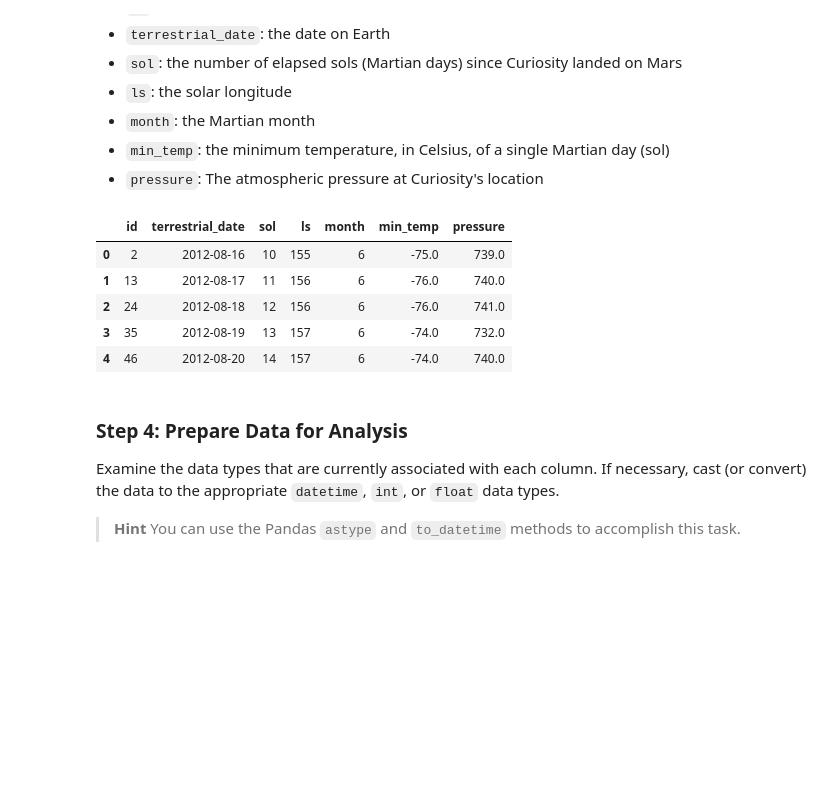
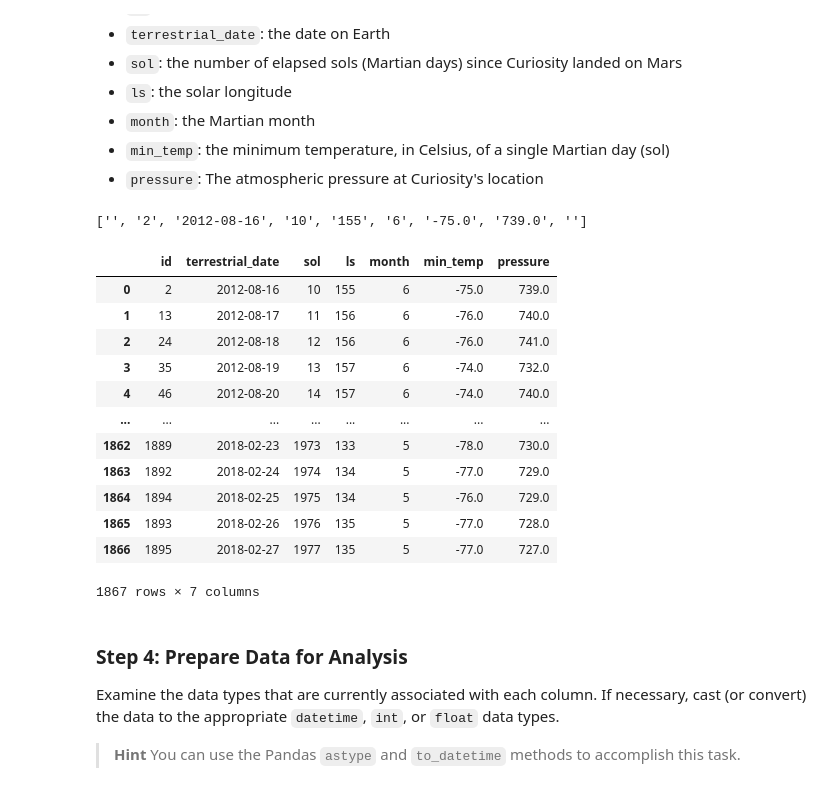
Before and after one commit to RickGrimesCodes/Module-11-Challenge, a Jupyter notebook: part_2_mars_weather.ipynb, the cells around one changed output. Drawn from its saved outputs; the diff is of its cells as text; code cells hidden in the pictures; blank space fills up the shorter version.

```diff
--- a/part_2_mars_weather.ipynb
+++ b/part_2_mars_weather.ipynb
@@ -30,3 +31,5 @@ Create a Beautiful Soup object and use it to scrape the data in the HTML table.
 Note that this can also be achieved by using the Pandas `read_html` function. However, use Beautiful Soup here to continue sharpening your web scraping skills.
 # %%
 # Create a Beautiful Soup Object
+htmlstring = browser.html
+soup = BeautifulSoup(htmlstring, 'html.parser')
@@ -34,0 +36,6 @@ Note that this can also be achieved by using the Pandas `read_html` function. Ho
+# %%
+# Extract all rows of data
+rowData = soup.findAll('tr', class_= "data-row")
+
+rowDataText = [r.text for r in rowData]
+print(rowDataText[0])
@@ -46,20 +61,35 @@ Assemble the scraped data into a Pandas DataFrame. The columns should have the s
 * `pressure`: The atmospheric pressure at Curiosity's location
 # %%
 # Create an empty list
-
+rowList = []
 
 # Loop through the scraped data to create a list of rows
+rowList = [[value.strip() for value in r.split('\n')] for r in rowDataText]
+print(rowList[0])
+# %% [output]
+['', '2', '2012-08-16', '10', '155', '6', '-75.0', '739.0', '']
 # %%
 # Create a Pandas DataFrame by using the list of rows and a list of the column names
+rowDF = pd.DataFrame(rowList)
+rowDF.drop(columns=[0,8], inplace=True)
+rowDF.rename(columns={1:'id',2:'terrestrial_date',3:'sol',4:'ls',5:'month',6:'min_temp',7:'pressure'}, inplace=True)
 # %%
 # Confirm DataFrame was created successfully
+rowDF
 # %% [output]
 |  | id | terrestrial_date | sol | ls | month | min_temp | pressure |
 | 0 | 2 | 2012-08-16 | 10 | 155 | 6 | -75.0 | 739.0 |
 | 1 | 13 | 2012-08-17 | 11 | 156 | 6 | -76.0 | 740.0 |
 | 2 | 24 | 2012-08-18 | 12 | 156 | 6 | -76.0 | 741.0 |
 | 3 | 35 | 2012-08-19 | 13 | 157 | 6 | -74.0 | 732.0 |
 | 4 | 46 | 2012-08-20 | 14 | 157 | 6 | -74.0 | 740.0 |
+| ... | ... | ... | ... | ... | ... | ... | ... |
+| 1862 | 1889 | 2018-02-23 | 1973 | 133 | 5 | -78.0 | 730.0 |
+| 1863 | 1892 | 2018-02-24 | 1974 | 134 | 5 | -77.0 | 729.0 |
+| 1864 | 1894 | 2018-02-25 | 1975 | 134 | 5 | -76.0 | 729.0 |
+| 1865 | 1893 | 2018-02-26 | 1976 | 135 | 5 | -77.0 | 728.0 |
+| 1866 | 1895 | 2018-02-27 | 1977 | 135 | 5 | -77.0 | 727.0 |
+1867 rows × 7 columns
 # %% [markdown]
 ### Step 4: Prepare Data for Analysis
 
```
Also changed, not shown: parts of 19 cells of this notebook, 1 other file.
